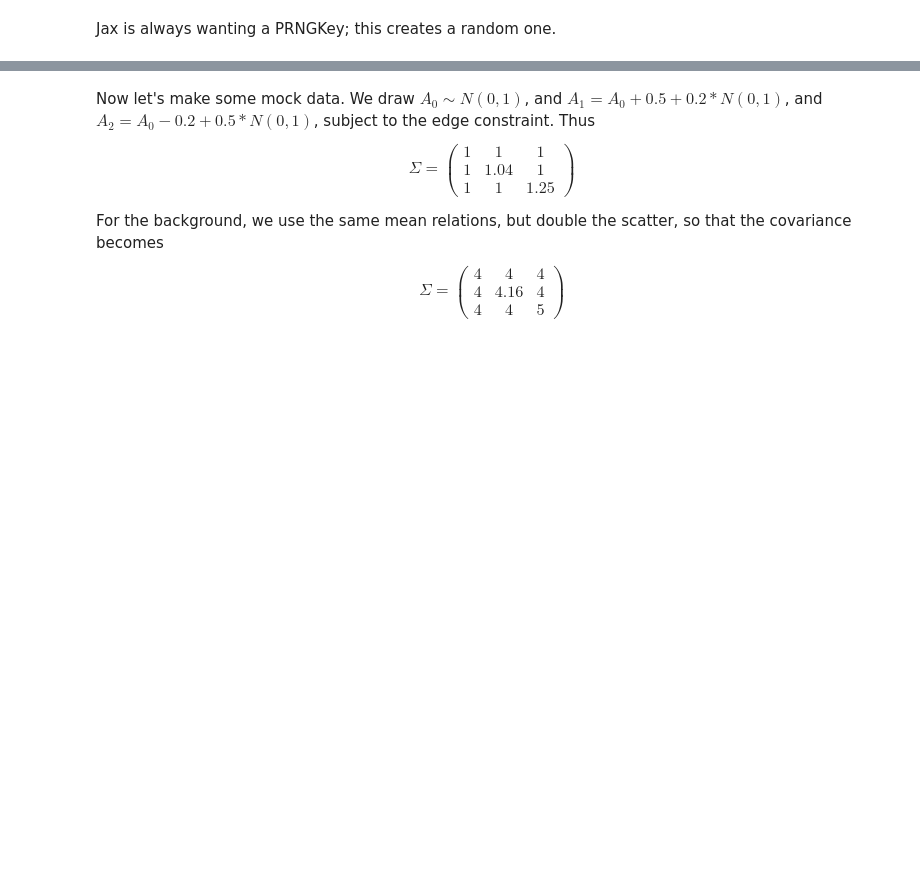
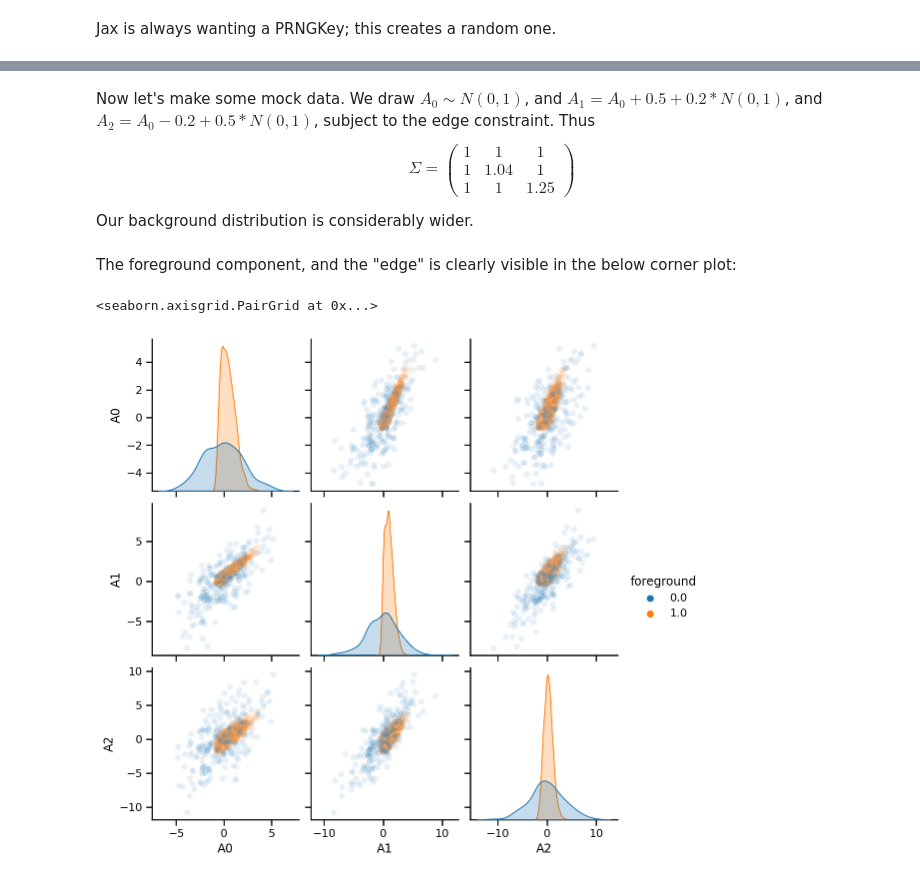
Before and after one commit to farr/EdgePhotometry, a Jupyter notebook: EdgePhotometry.ipynb, the cells around one changed output, grey strips where cells are left out. Drawn from its saved outputs; the diff is of its cells as text; code cells hidden in the pictures; blank space fills up the shorter version.

```diff
--- a/EdgePhotometry.ipynb
+++ b/EdgePhotometry.ipynb
@@ -214,12 +34,5 @@ $$
 \end{pmatrix}
 $$
 
-For the background, we use the same mean relations, but double the scatter, so that the covariance becomes
-$$
-\Sigma = \begin{pmatrix}
-4 & 4 & 4 \\
-4 & 4.16 & 4 \\
-4 & 4 & 5
-\end{pmatrix}
-$$
+Our background distribution is considerably wider.
 # %%
@@ -274,3 +90,12 @@ while nf < Nfg:
 for i in range(Nbg):
      Aobs.append(np.random.multivariate_normal(mu_bg, cov_bg + np.diag(sigma_obs[Nfg+i,:]*sigma_obs[Nfg+i,:])))
 Aobs = np.array(Aobs)
+# %% [markdown]
+The foreground component, and the "edge" is clearly visible in the below corner plot:
+# %%
+df = pd.DataFrame(Aobs, columns=['A0', 'A1', 'A2'])
+df['foreground'] = np.concatenate((np.ones(Nfg), np.zeros(Nbg)))
+sns.pairplot(df, hue='foreground', diag_kws={'common_norm': False}, plot_kws={'alpha': 0.1})
+# %% [output]
+<seaborn.axisgrid.PairGrid at 0x...>
+[figure, added]
```
Also changed, not shown: parts of 21 cells of this notebook, 1 other file.
